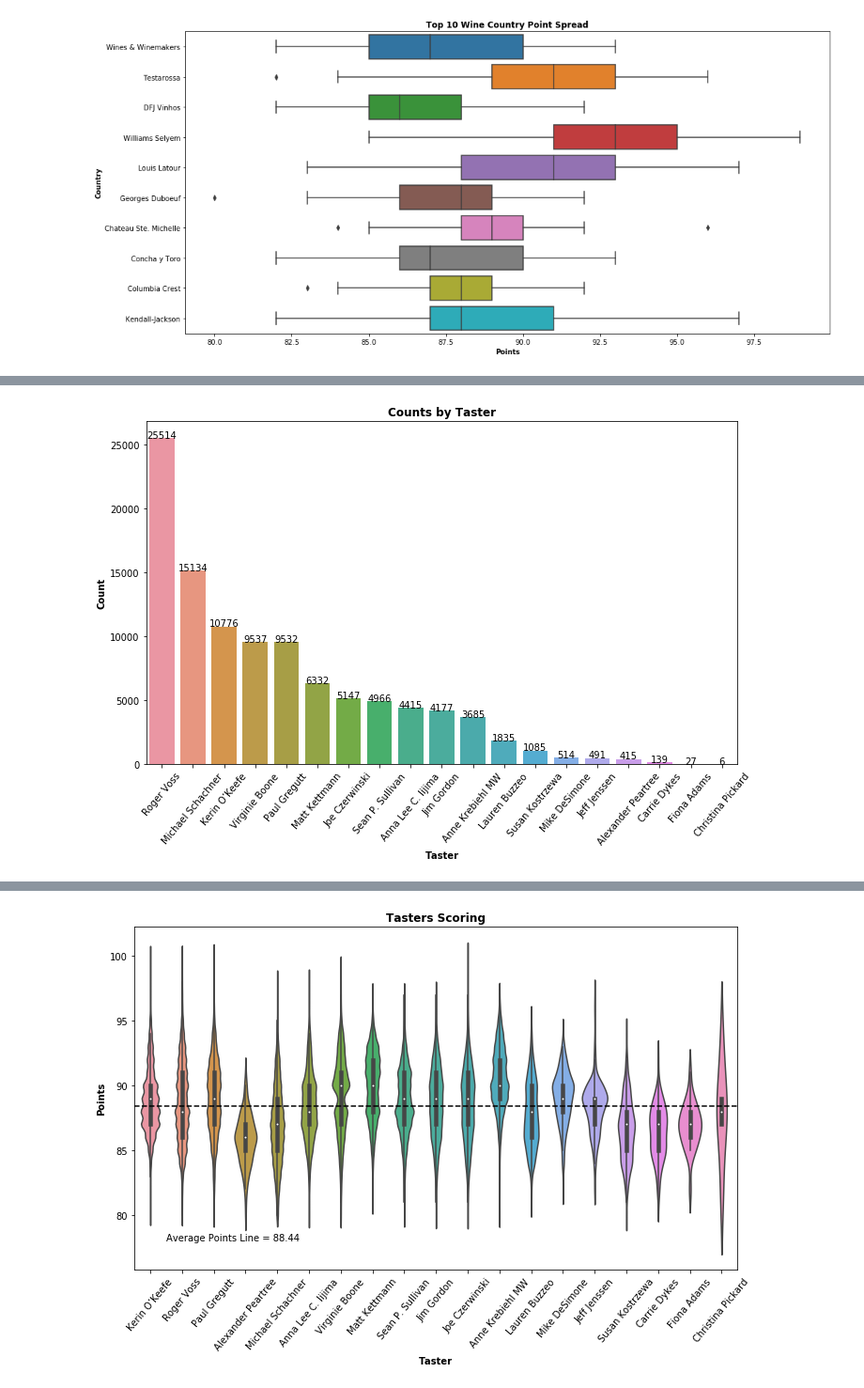
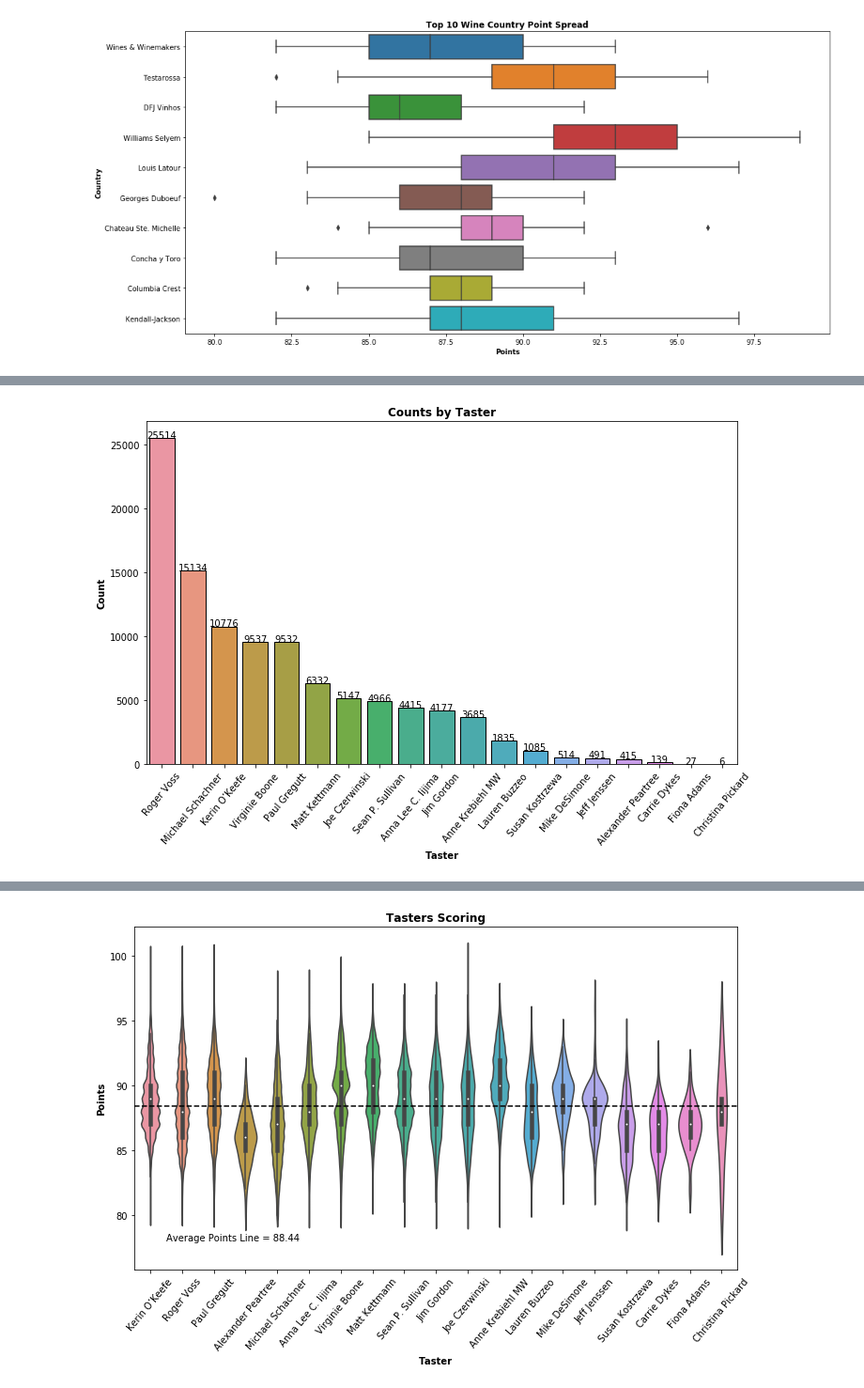
Before and after one commit to andrewab981/Thinkful, a Jupyter notebook: Supervised Learning Capstone/Supervised Learning Capstone.ipynb, the cells around one changed output, grey strips where cells are left out. Shown at 94% size. Saved outputs shown, nothing was run; the diff lists cells and outputs as text; code cells hidden in the pictures.

```diff
--- a/Supervised Learning Capstone/Supervised Learning Capstone.ipynb
+++ b/Supervised Learning Capstone/Supervised Learning Capstone.ipynb
@@ -381,0 +121,21 @@ plt.show()
+# %%
+plt.figure(figsize=(15, 7))
+
+# Plot the chart of top 20 varities
+graph = sns.countplot(x=df['variety'],
+            order=df['variety'].value_counts().iloc[:20].index,
+                     edgecolor='black')
+
+# Add count total for each bar
+for i, p in enumerate(graph.patches):
+    height = p.get_height()
+    graph.text(p.get_x()+p.get_width()/2., height*1.01,
+        df['variety'].value_counts()[i], ha="center")
+
+plt.title('Top 20 Wine Variety Reviews Count', fontweight='bold')
+plt.xlabel('Variety', fontweight='bold')
+plt.ylabel('Count', fontweight='bold')
+
+plt.xticks(rotation=50)
+plt.tight_layout()
+plt.show()
@@ -381,0 +244,21 @@ plt.show()
+# %%
+plt.figure(figsize=(15, 7))
+
+# Plot the chart of top 20 varities
+graph = sns.countplot(x=df['country'],
+                order=df['country'].value_counts().iloc[:20].index,
+                     edgecolor='black')
+
+# Add count total for each bar
+for i, p in enumerate(graph.patches):
+    height = p.get_height()
+    graph.text(p.get_x()+p.get_width()/2., height*1.01,
+        df['country'].value_counts()[i], ha="center")
+
+plt.title('Top 20 Wine Counties Count', fontweight='bold')
+plt.xlabel('Country', fontweight='bold')
+plt.ylabel('Count', fontweight='bold')
+
+plt.xticks(rotation=50)
+plt.tight_layout()
+plt.show()
@@ -397,24 +569,25 @@ plt.show()
 # %%
 plt.figure(figsize=(10, 7))
 
 # Plot the chart of Tasters
 graph = sns.countplot(x=df['taster_name'],
-                      order=df['taster_name'].value_counts().index)
+                      order=df['taster_name'].value_counts().index,
+                     edgecolor='black')
 
 # Add count total for each bar
 i=0
 for p in graph.patches:
     height = p.get_height()
     graph.text(p.get_x()+p.get_width()/2., height + 0.1,
         df['taster_name'].value_counts()[i],ha="center")
     i += 1
 
 plt.title('Counts by Taster', fontweight='bold')
 plt.xlabel('Taster', fontweight='bold')
 plt.ylabel('Count', fontweight='bold')
 
 plt.xticks(rotation=50)
 plt.tight_layout()
 plt.show()
 # %% [output]
-[figure, old version]
+[figure, new version]
```
Also changed, not shown: parts of 107 cells of this notebook.
